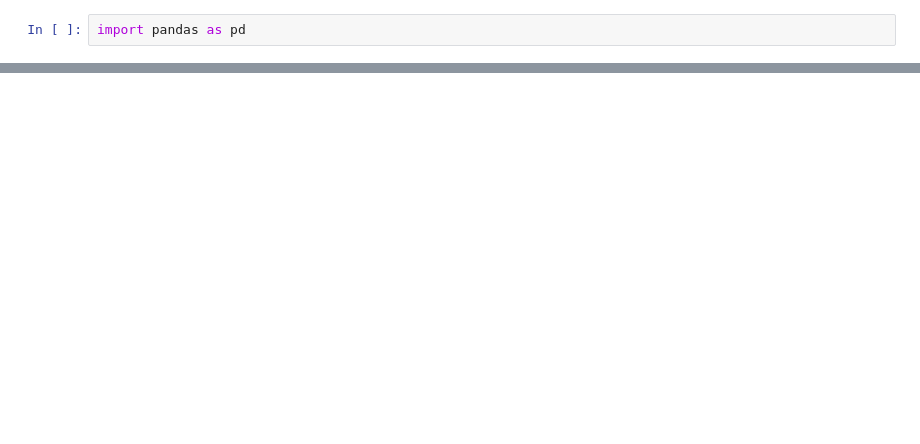
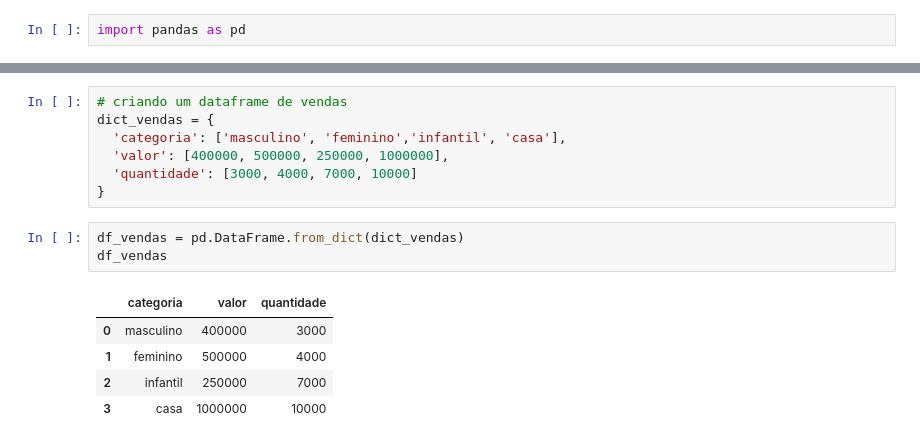
Before and after one commit to DaviPaluch/ai-development, a Jupyter notebook: statistic_4_devs.ipynb, the cells around one changed output, grey strips where cells are left out. Cells and saved outputs as stored; diff of their text form; blank space fills up the shorter version.

```diff
--- a/statistic_4_devs.ipynb
+++ b/statistic_4_devs.ipynb
@@ -53,0 +54,16 @@ df_medidas.corr(method='spearman')
+# %%
+# criando um dataframe de vendas
+dict_vendas = {
+  'categoria': ['masculino', 'feminino','infantil', 'casa'],
+  'valor': [400000, 500000, 250000, 1000000],
+  'quantidade': [3000, 4000, 7000, 10000]
+}
+# %%
+df_vendas = pd.DataFrame.from_dict(dict_vendas)
+df_vendas
+# %% [output]
+|  | categoria | valor | quantidade |
+| 0 | masculino | 400000 | 3000 |
+| 1 | feminino | 500000 | 4000 |
+| 2 | infantil | 250000 | 7000 |
+| 3 | casa | 1000000 | 10000 |
```
Also changed, not shown: parts of 13 cells of this notebook, 9 other files.
